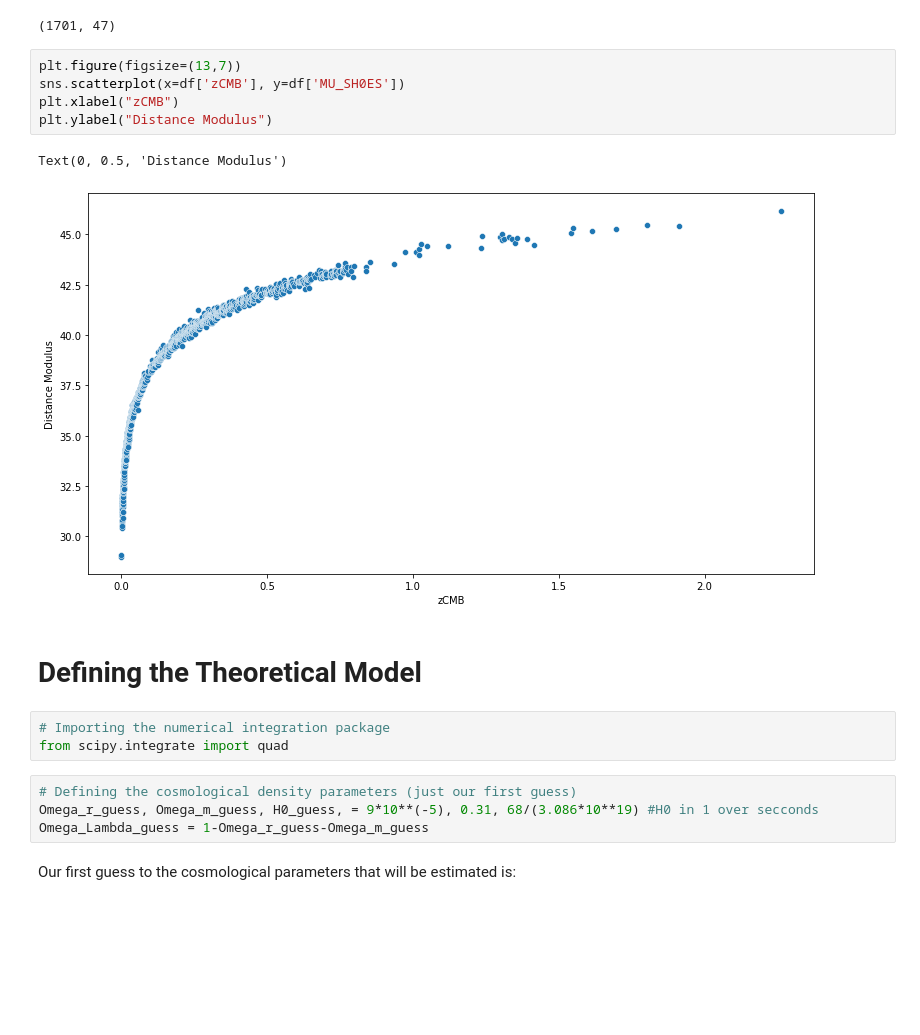
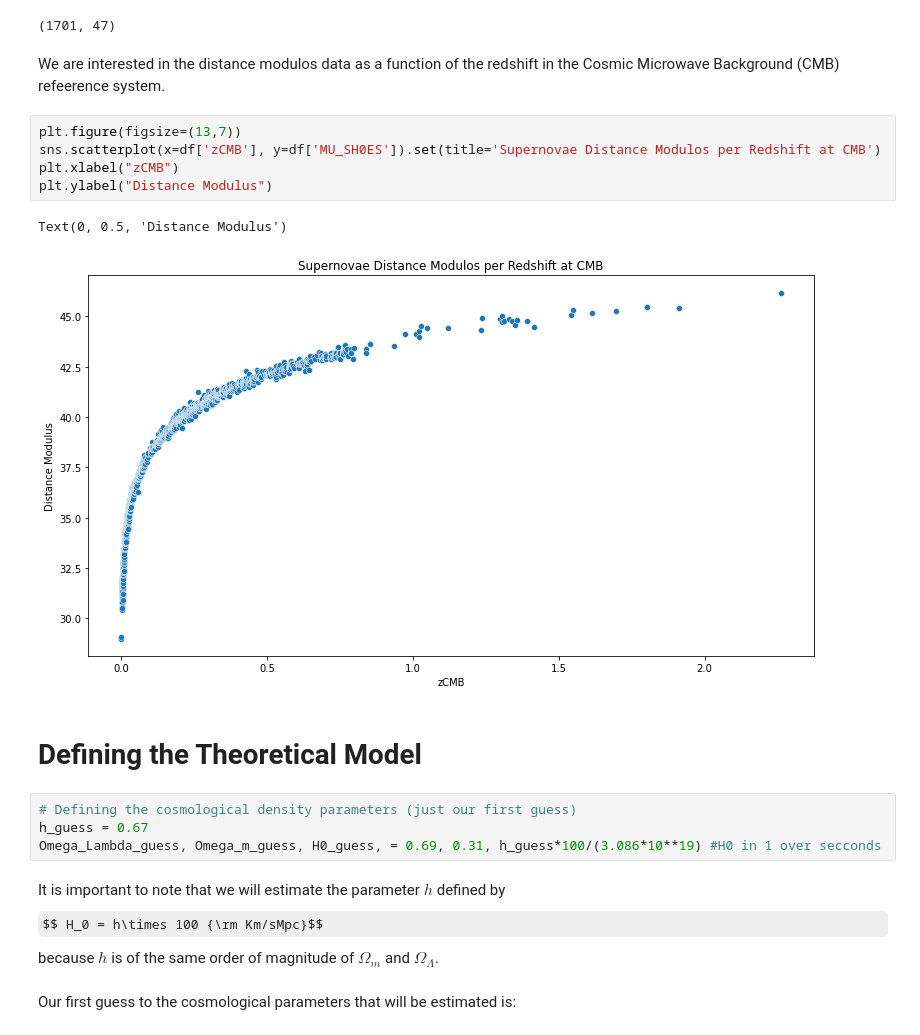
Before and after one commit to dimasjackson/Supernovae-Analysis-with-MCMC, a Jupyter notebook: final_supernovae-analysis-with-mcmc.ipynb, the cells around one changed output. Cells and saved outputs as stored; diff of their text form; some formulas as TeX source; blank space fills up the shorter version.

```diff
--- a/final_supernovae-analysis-with-mcmc.ipynb
+++ b/final_supernovae-analysis-with-mcmc.ipynb
@@ -69,23 +72,26 @@ df.head()
 df.shape
 # %% [output]
 (1701, 47)
+# %% [markdown]
+We are interested in the distance modulos data as a function of the redshift in the Cosmic Microwave Background (CMB) refeerence system.
 # %%
 plt.figure(figsize=(13,7))
-sns.scatterplot(x=df['zCMB'], y=df['MU_SH0ES'])
+sns.scatterplot(x=df['zCMB'], y=df['MU_SH0ES']).set(title='Supernovae Distance Modulos per Redshift at CMB')
 plt.xlabel("zCMB")
 plt.ylabel("Distance Modulus")
 # %% [output]
 Text(0, 0.5, 'Distance Modulus')
-[figure, old version]
+[figure, new version]
 # %% [markdown]
 # Defining the Theoretical Model
-# %%
-# Importing the numerical integration package
-from scipy.integrate import quad
 # %%
 # Defining the cosmological density parameters (just our first guess)
-Omega_r_guess, Omega_m_guess, H0_guess, = 9*10**(-5), 0.31, 68/(3.086*10**19) #H0 in 1 over secconds
-Omega_Lambda_guess = 1-Omega_r_guess-Omega_m_guess
+h_guess = 0.67
+Omega_Lambda_guess, Omega_m_guess, H0_guess, = 0.69, 0.31, h_guess*100/(3.086*10**19) #H0 in 1 over secconds
+# %% [markdown]
+It is important to note that we will estimate the parameter $h$ defined by
+$$ H_0 = h\times 100 {\rm Km/sMpc}$$
+because $h$ is of the same order of magnitude of $\Omega_m$ and $\Omega_\Lambda$.
 # %% [markdown]
 Our first guess to the cosmological parameters that will be estimated is:
 # %%
```
Also changed, not shown: parts of 45 cells of this notebook.
